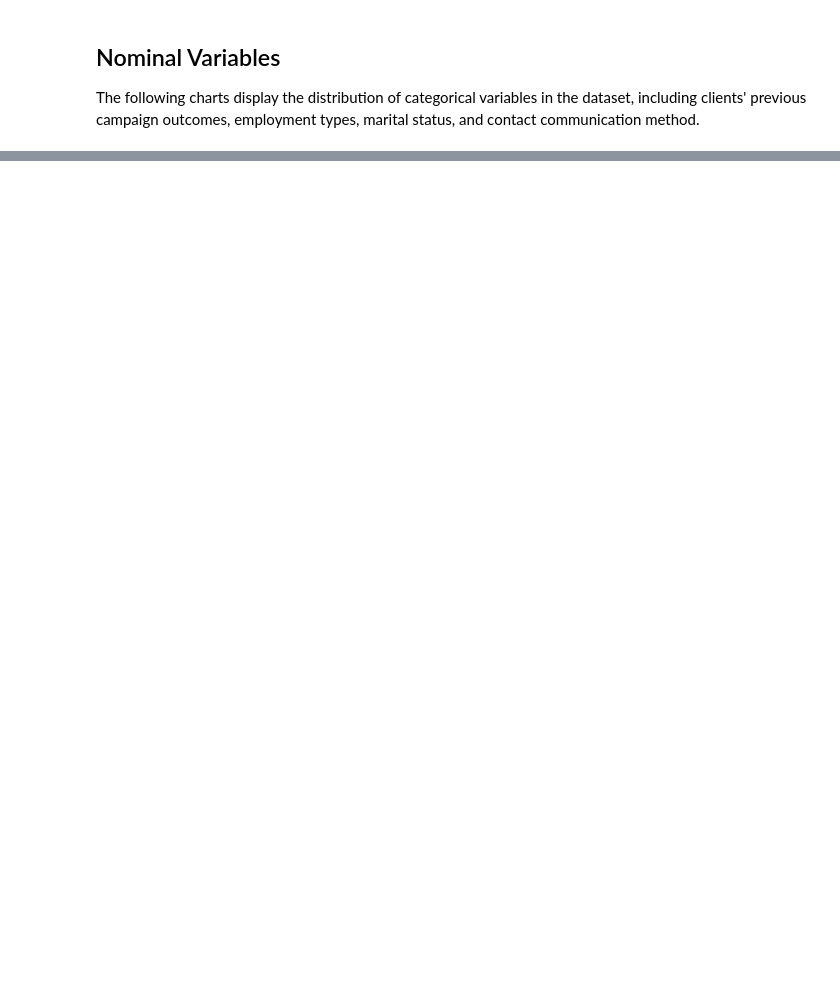
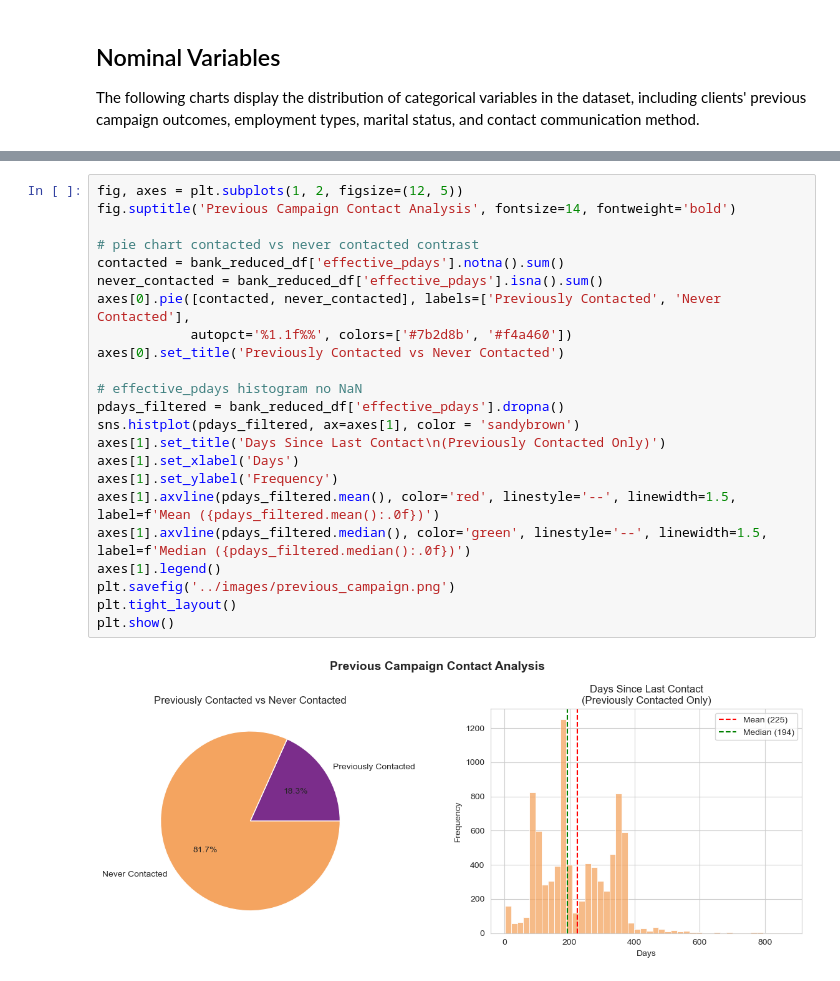
Before and after one commit to samermarroki/ADS500Bfinalproject, a Jupyter notebook: data_analysis/visualization_and_data_analysis.ipynb, the cells around one changed output, grey strips where cells are left out. Drawn from its saved outputs; the diff is of its cells as text; blank space fills up the shorter version.

```diff
--- a/data_analysis/data_analysis.ipynb
+++ b/data_analysis/visualization_and_data_analysis.ipynb
@@ -348,0 +404,25 @@ plt.show()
+# %%
+fig, axes = plt.subplots(1, 2, figsize=(12, 5))
+fig.suptitle('Previous Campaign Contact Analysis', fontsize=14, fontweight='bold')
+
+# pie chart contacted vs never contacted contrast
+contacted = bank_reduced_df['effective_pdays'].notna().sum()
+never_contacted = bank_reduced_df['effective_pdays'].isna().sum()
+axes[0].pie([contacted, never_contacted], labels=['Previously Contacted', 'Never Contacted'],
+            autopct='%1.1f%%', colors=['#7b2d8b', '#f4a460'])
+axes[0].set_title('Previously Contacted vs Never Contacted')
+
+# effective_pdays histogram no NaN
+pdays_filtered = bank_reduced_df['effective_pdays'].dropna()
+sns.histplot(pdays_filtered, ax=axes[1], color = 'sandybrown')
+axes[1].set_title('Days Since Last Contact\n(Previously Contacted Only)')
+axes[1].set_xlabel('Days')
+axes[1].set_ylabel('Frequency')
+axes[1].axvline(pdays_filtered.mean(), color='red', linestyle='--', linewidth=1.5, label=f'Mean ({pdays_filtered.mean():.0f})')
+axes[1].axvline(pdays_filtered.median(), color='green', linestyle='--', linewidth=1.5, label=f'Median ({pdays_filtered.median():.0f})')
+axes[1].legend()
+plt.savefig('../images/previous_campaign.png')
+plt.tight_layout()
+plt.show()
+# %% [output]
+[figure, added]
```
Also changed, not shown: parts of 15 cells of this notebook, 9 other files.
